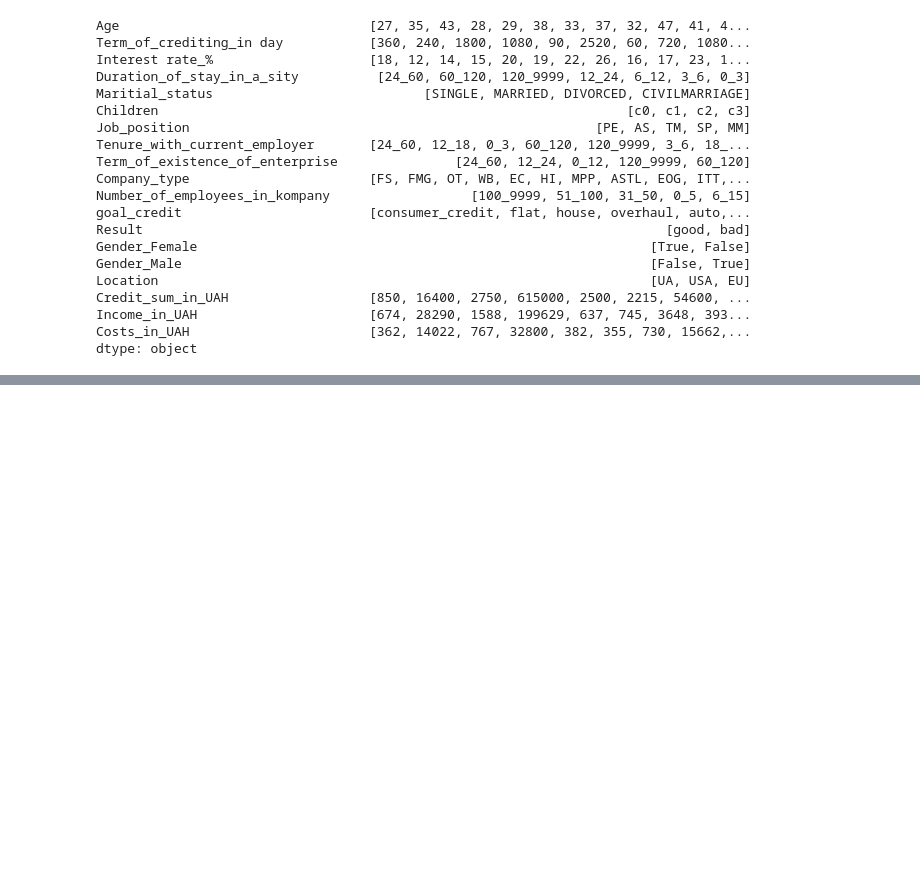
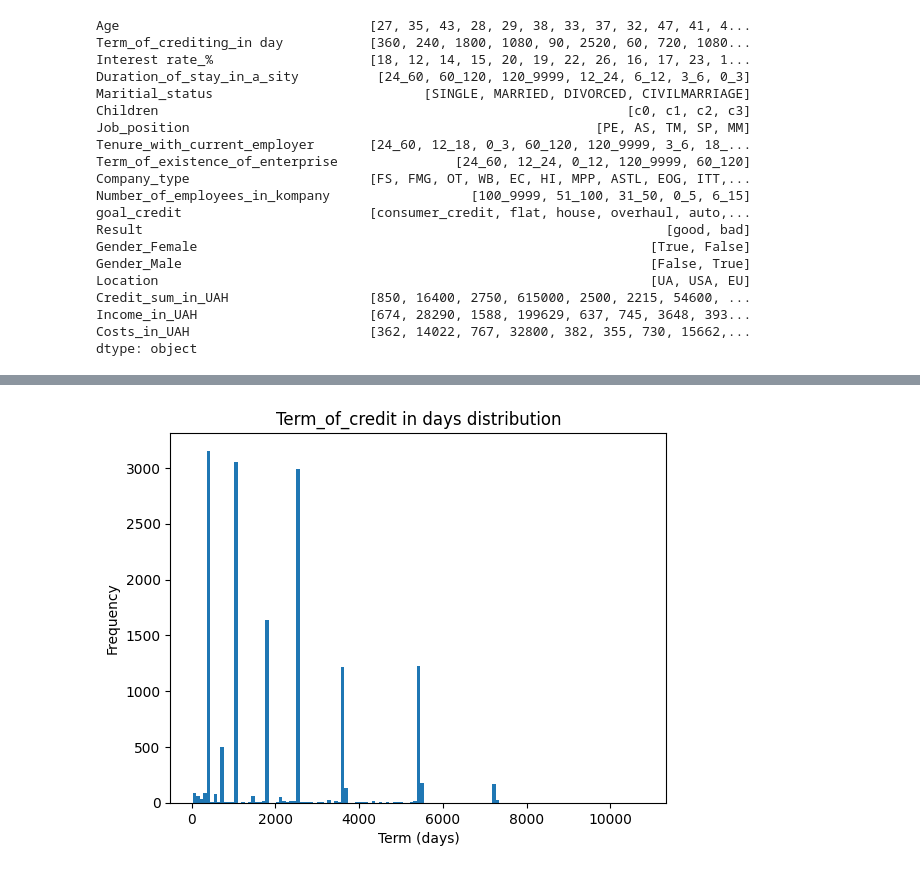
Before and after one commit to fonkurz/feda_labs, a Jupyter notebook: lab1/decision_tree.ipynb, the cells around one changed output, grey strips where cells are left out. Cells and saved outputs as stored; diff of their text form; code cells hidden in the pictures; blank space fills up the shorter version.

```diff
--- a/lab1/decision_tree.ipynb
+++ b/lab1/decision_tree.ipynb
@@ -202,0 +210,6 @@ dtype: object
+# %%
+# Filter the dataset to remove loans with a term longer than 30 years
+df = df[df['Term_of_crediting_in day'] <= 10980]
+
+# Check the filtered data
+df[['Term_of_crediting_in day']].describe()
@@ -202,0 +244,10 @@ dtype: object
+# %%
+num_bins = len(df['Term_of_crediting_in day'].unique())
+plt.hist(df['Term_of_crediting_in day'], bins=num_bins)
+
+plt.title('Term_of_credit in days distribution')
+plt.xlabel('Term (days)')
+plt.ylabel('Frequency')
+plt.show()
+# %% [output]
+[figure, added]
```
Also changed, not shown: parts of 12 cells of this notebook.
